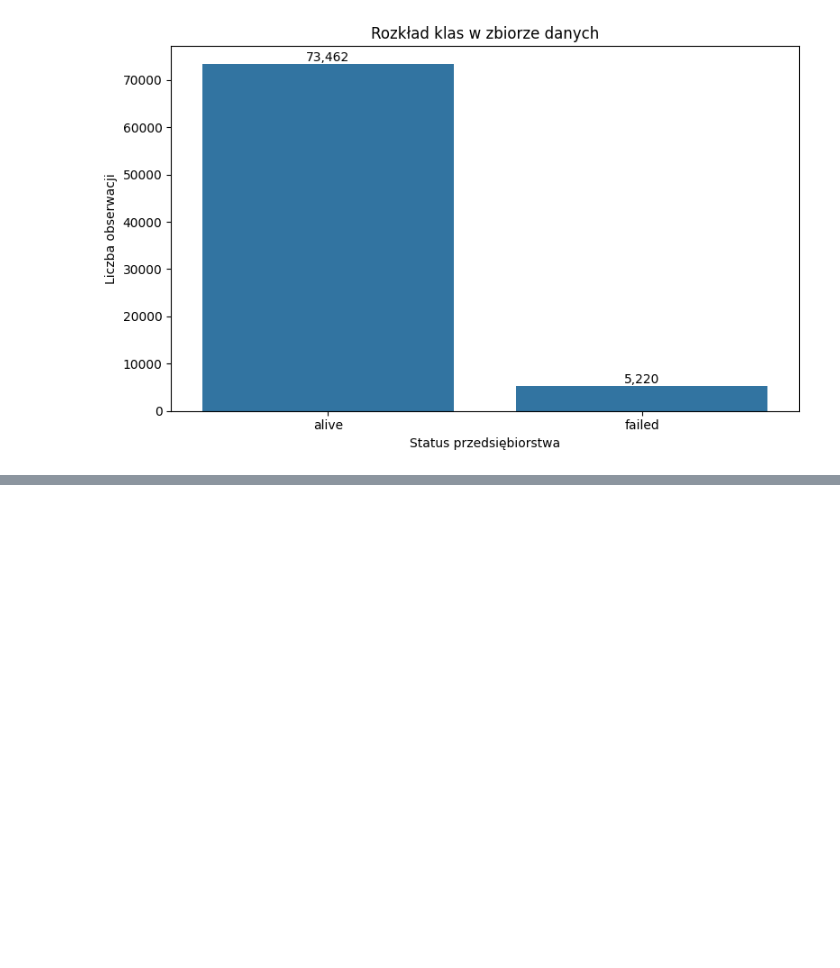
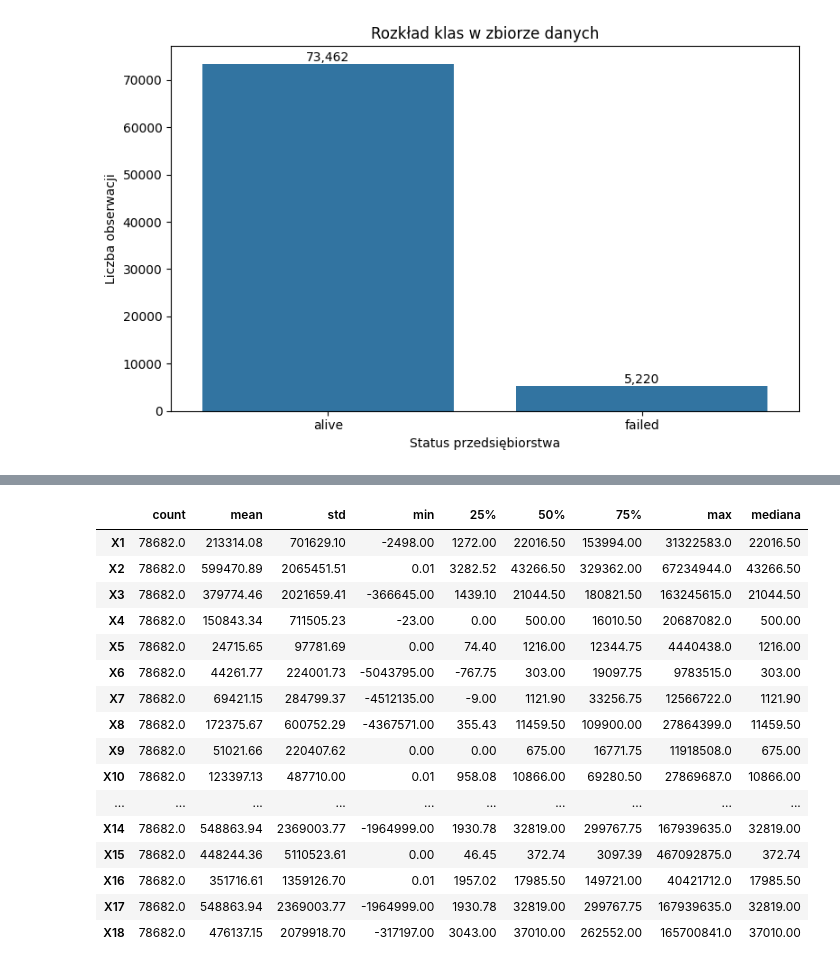
Before and after one commit to marczyz/Projekt_inzynierski-main, a Jupyter notebook: Projekt_inzynierski-main/analiza_danych.ipynb, the cells around one changed output, grey strips where cells are left out. Saved outputs shown, nothing was run; the diff lists cells and outputs as text; code cells hidden in the pictures; blank space fills up the shorter version.

```diff
--- a/Projekt_inzynierski-main/analiza_danych.ipynb
+++ b/Projekt_inzynierski-main/analiza_danych.ipynb
@@ -148,0 +225,26 @@ plt.show()
+# %%
+cechy = [f"X{i}" for i in range(1, 19)]
+
+statystyki = df[cechy].describe().T
+
+statystyki["mediana"] = df[cechy].median()
+
+display(statystyki.round(2))
+# %% [output]
+|  | count | mean | std | min | 25% | 50% | 75% | max | mediana |
+| X1 | 78682.0 | 213314.08 | 701629.10 | -2498.00 | 1272.00 | 22016.50 | 153994.00 | 31322583.0 | 22016.50 |
+| X2 | 78682.0 | 599470.89 | 2065451.51 | 0.01 | 3282.52 | 43266.50 | 329362.00 | 67234944.0 | 43266.50 |
+| X3 | 78682.0 | 379774.46 | 2021659.41 | -366645.00 | 1439.10 | 21044.50 | 180821.50 | 163245615.0 | 21044.50 |
+| X4 | 78682.0 | 150843.34 | 711505.23 | -23.00 | 0.00 | 500.00 | 16010.50 | 20687082.0 | 500.00 |
+| X5 | 78682.0 | 24715.65 | 97781.69 | 0.00 | 74.40 | 1216.00 | 12344.75 | 4440438.0 | 1216.00 |
+| X6 | 78682.0 | 44261.77 | 224001.73 | -5043795.00 | -767.75 | 303.00 | 19097.75 | 9783515.0 | 303.00 |
+| X7 | 78682.0 | 69421.15 | 284799.37 | -4512135.00 | -9.00 | 1121.90 | 33256.75 | 12566722.0 | 1121.90 |
+| X8 | 78682.0 | 172375.67 | 600752.29 | -4367571.00 | 355.43 | 11459.50 | 109900.00 | 27864399.0 | 11459.50 |
+| X9 | 78682.0 | 51021.66 | 220407.62 | 0.00 | 0.00 | 675.00 | 16771.75 | 11918508.0 | 675.00 |
+| X10 | 78682.0 | 123397.13 | 487710.00 | 0.01 | 958.08 | 10866.00 | 69280.50 | 27869687.0 | 10866.00 |
+| ... | ... | ... | ... | ... | ... | ... | ... | ... | ... |
+| X14 | 78682.0 | 548863.94 | 2369003.77 | -1964999.00 | 1930.78 | 32819.00 | 299767.75 | 167939635.0 | 32819.00 |
+| X15 | 78682.0 | 448244.36 | 5110523.61 | 0.00 | 46.45 | 372.74 | 3097.39 | 467092875.0 | 372.74 |
+| X16 | 78682.0 | 351716.61 | 1359126.70 | 0.01 | 1957.02 | 17985.50 | 149721.00 | 40421712.0 | 17985.50 |
+| X17 | 78682.0 | 548863.94 | 2369003.77 | -1964999.00 | 1930.78 | 32819.00 | 299767.75 | 167939635.0 | 32819.00 |
+| X18 | 78682.0 | 476137.15 | 2079918.70 | -317197.00 | 3043.00 | 37010.00 | 262552.00 | 165700841.0 | 37010.00 |
```
Also changed, not shown: parts of 7 cells of this notebook.
